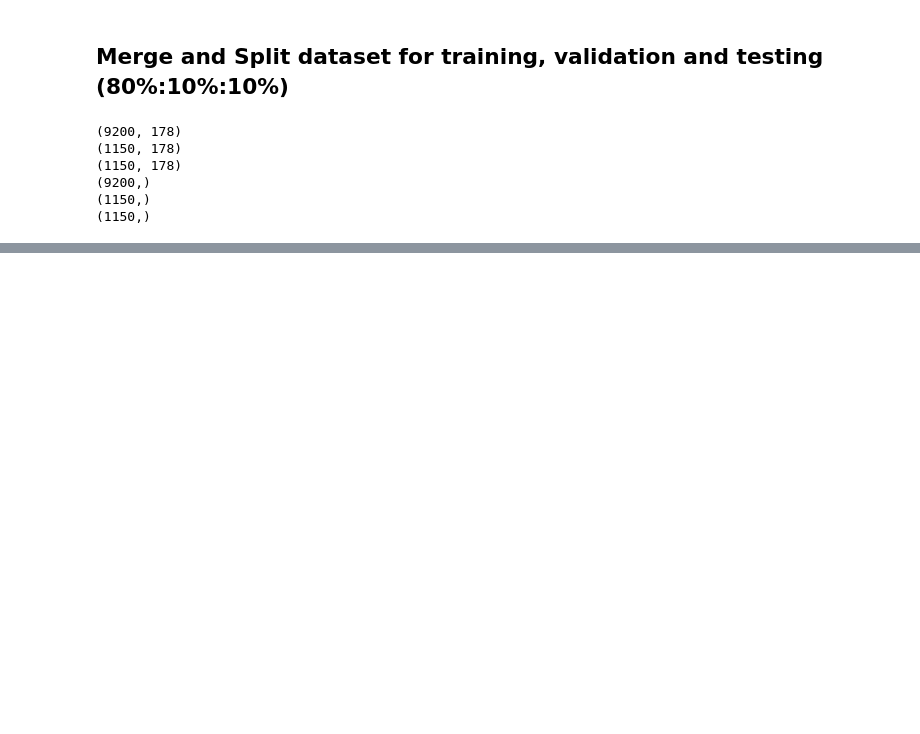
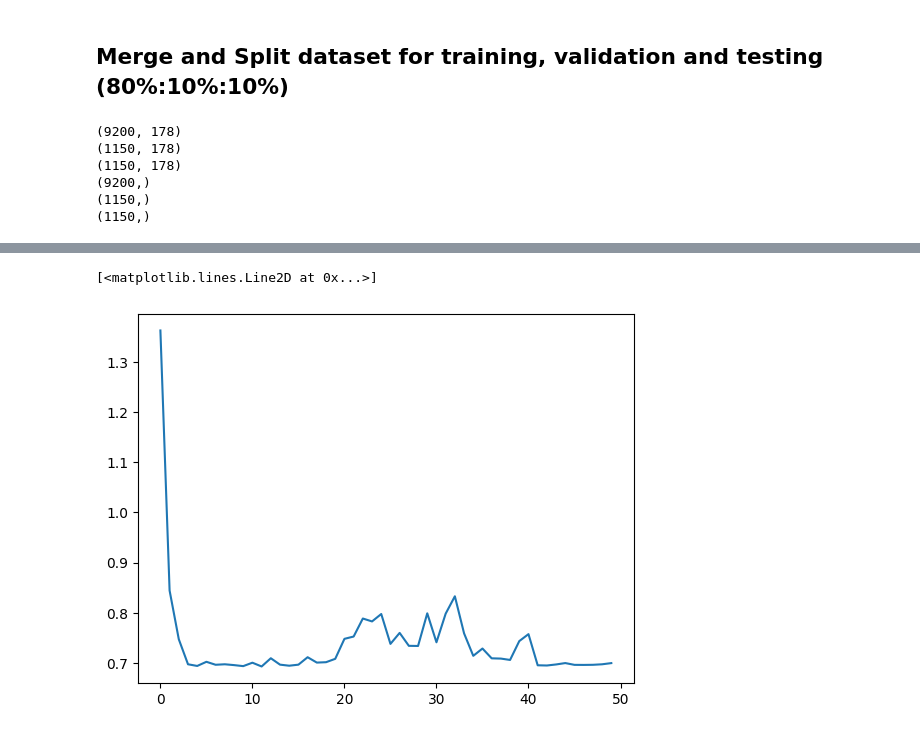
Before and after one commit to mamuncseru/EpilepsyDetectionWithCNNExperiment, a Jupyter notebook: EpilepsyDetectionCNNExperimentTensorFlow.ipynb, the cells around one changed output, grey strips where cells are left out. Drawn from its saved outputs; the diff is of its cells as text; code cells hidden in the pictures; blank space fills up the shorter version.

Commit message:
first model created with Tensorflow keras

```diff
--- a/EpilepsyDetectionCNNExperimentTensorFlow.ipynb
+++ b/EpilepsyDetectionCNNExperimentTensorFlow.ipynb
@@ -253,0 +331,8 @@ print(y_test.shape)
+# %%
+input_shape = (X_train.shape[1], 1)
+model = eegClassifier(input_shape)
+# %%
+model.compile(optimizer='adam', loss='sparse_categorical_crossentropy', metrics=['accuracy'])
+# %%
+X_train = X_train.astype('float32')
+y_train = y_train.astype('int32')
@@ -253,0 +347,2 @@ print(y_test.shape)
+# %%
+history = model.fit(X_train, y_train, epochs=50)
@@ -253,0 +367,5 @@ print(y_test.shape)
+# %%
+plt.plot(history.history['loss'])
+# %% [output]
+[<matplotlib.lines.Line2D at 0x...>]
+[figure, added]
```
Also changed, not shown: parts of 14 cells of this notebook.
